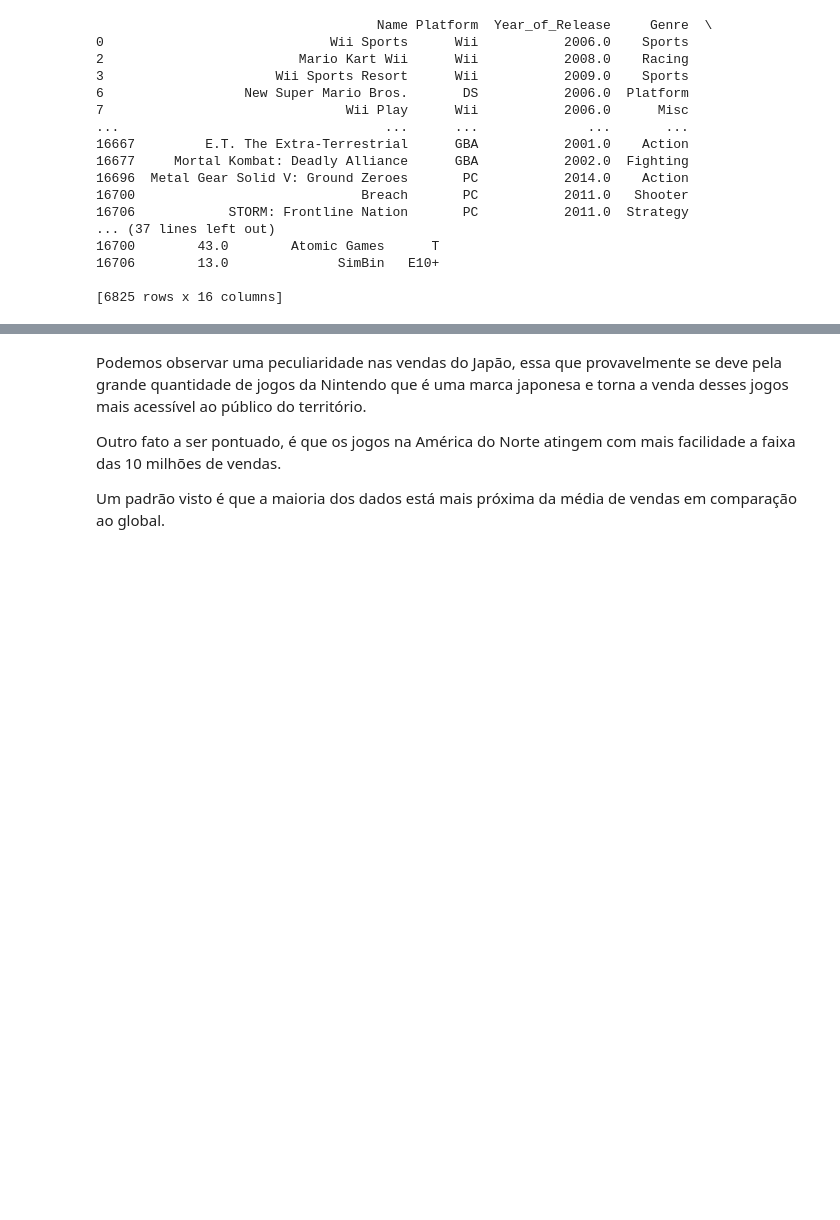
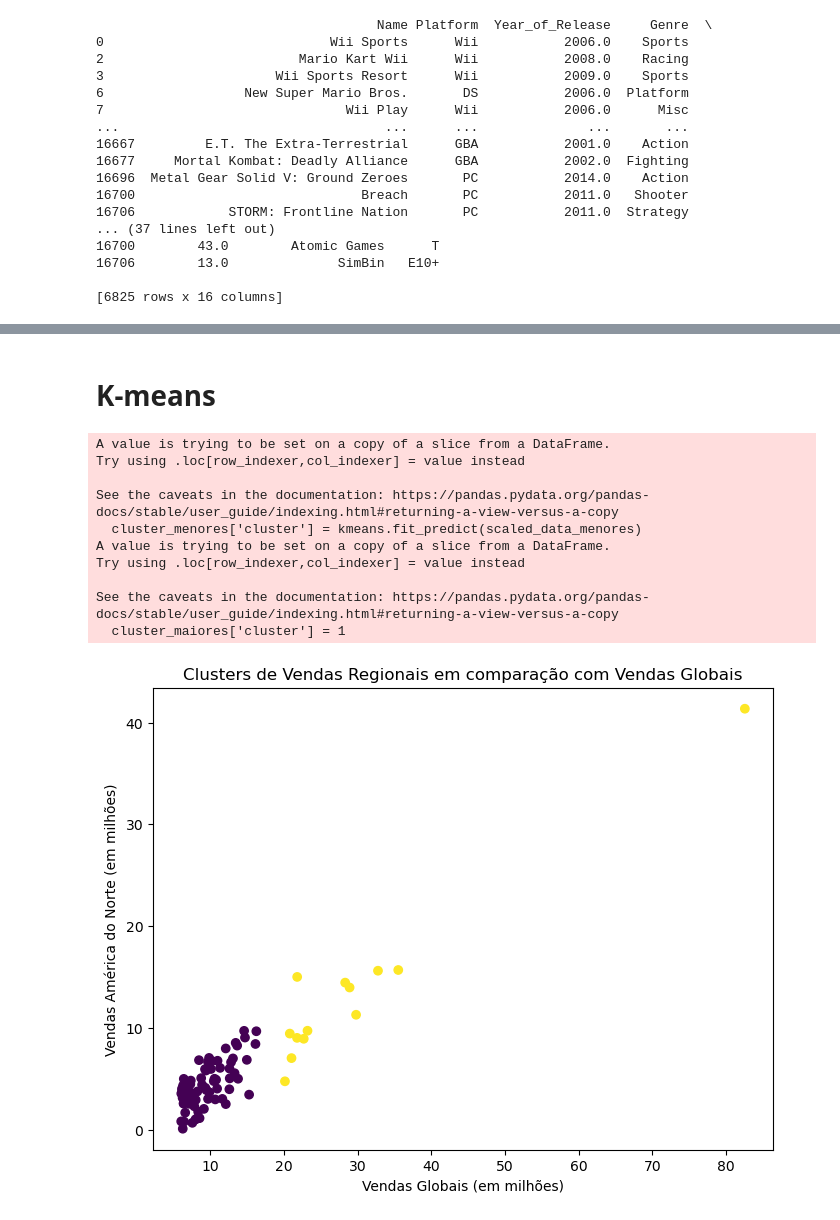
Before and after one commit to paulo-victorr/Projeto-ICD, a Jupyter notebook: Projeto_ICD.ipynb, the cells around one changed output, grey strips where cells are left out. Cells and saved outputs as stored; diff of their text form; code cells hidden in the pictures; blank space fills up the shorter version.

```diff
--- a/Projeto_ICD.ipynb
+++ b/Projeto_ICD.ipynb
@@ -443,6 +321,74 @@ Centros dos clusters (em valores reais):
-# %% [markdown]
-Podemos observar uma peculiaridade nas vendas do Japão, essa que provavelmente se deve pela grande quantidade de jogos da Nintendo que é uma marca japonesa e torna a venda desses jogos mais acessível ao público do território.
-
-Outro fato a ser pontuado, é que os jogos na América do Norte atingem com mais facilidade a faixa das 10 milhões de vendas.
-
-Um padrão visto é que a maioria dos dados está mais próxima da média de vendas em comparação ao global.
+# %% [markdown]
+# K-means
+# %%
+from sklearn.preprocessing import StandardScaler
+from sklearn.cluster import KMeans
+
+
+vendas_cols = ['Vendas_NA', 'Vendas_EU', 'Vendas_JP', 'Vendas_Outros', 'Vendas_Globais']
+
+# Separar os jogos com vendas globais > 20 milhões
+cluster_maiores = top_100_jogos[top_100_jogos['Vendas_Globais'] > 20]
+cluster_menores = top_100_jogos[top_100_jogos['Vendas_Globais'] <= 20]
+
+# Padronizar os dados para jogos com vendas globais <= 20 milhões
+scaler = StandardScaler()
+scaled_data_menores = scaler.fit_transform(cluster_menores[vendas_cols])
+
+
+kmeans = KMeans(n_clusters=1, random_state=42)
+cluster_menores['cluster'] = kmeans.fit_predict(scaled_data_menores)
+
+
+cluster_maiores['cluster'] = 1
+
+
+top_100_jogos_clusterizado = pd.concat([cluster_menores, cluster_maiores])
+
+
+plt.figure(figsize=(8, 6))
+plt.scatter(top_100_jogos_clusterizado['Vendas_Globais'], top_100_jogos_clusterizado['Vendas_NA'], c=top_100_jogos_clusterizado['cluster'], cmap='viridis')
+
+plt.xlabel('Vendas Globais (em milhões)')
+plt.ylabel('Vendas América do Norte (em milhões)')
+plt.title('Clusters de Vendas Regionais em comparação com Vendas Globais')
+plt.show()
+
+
+plt.figure(figsize=(8, 6))
+plt.scatter(top_100_jogos_clusterizado['Vendas_Globais'], top_100_jogos_clusterizado['Vendas_EU'], c=top_100_jogos_clusterizado['cluster'], cmap='viridis')
+
+plt.xlabel('Vendas Globais (em milhões)')
+plt.ylabel('Vendas Europa (em milhões)')
+plt.title('Clusters de Vendas Regionais em comparação com Vendas Globais ')
+plt.show()
+
+
+plt.figure(figsize=(8, 6))
+plt.scatter(top_100_jogos_clusterizado['Vendas_Globais'], top_100_jogos_clusterizado['Vendas_JP'], c=top_100_jogos_clusterizado['cluster'], cmap='viridis')
+
+plt.xlabel('Vendas Globais (em milhões)')
+plt.ylabel('Vendas Japão (em milhões)')
+plt.title('Clusters de Vendas Regionais em comparação com Vendas Globais ')
+plt.show()
+
+
+plt.figure(figsize=(8, 6))
+plt.scatter(top_100_jogos_clusterizado['Vendas_Globais'], top_100_jogos_clusterizado['Vendas_Outros'], c=top_100_jogos_clusterizado['cluster'], cmap='viridis')
+
+plt.xlabel('Vendas Globais (em milhões)')
+plt.ylabel('Vendas Outras Regiões (em milhões)')
+plt.title('Clusters de Vendas Regionais em comparação com Vendas Globais ')
+plt.show()
+# %% [output]
+A value is trying to be set on a copy of a slice from a DataFrame.
+Try using .loc[row_indexer,col_indexer] = value instead
+
+See the caveats in the documentation: https://pandas.pydata.org/pandas-docs/stable/user_guide/indexing.html#returning-a-view-versus-a-copy
+  cluster_menores['cluster'] = kmeans.fit_predict(scaled_data_menores)
+A value is trying to be set on a copy of a slice from a DataFrame.
+Try using .loc[row_indexer,col_indexer] = value instead
+
+See the caveats in the documentation: https://pandas.pydata.org/pandas-docs/stable/user_guide/indexing.html#returning-a-view-versus-a-copy
+  cluster_maiores['cluster'] = 1
+[figure, added]
```
Also changed, not shown: parts of 9 cells of this notebook, 2 other files.
